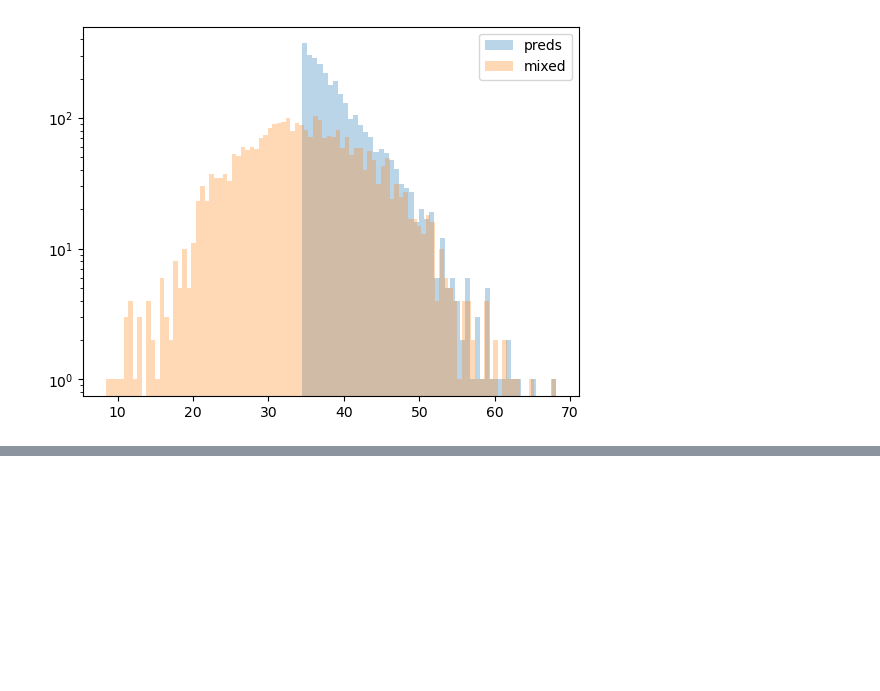
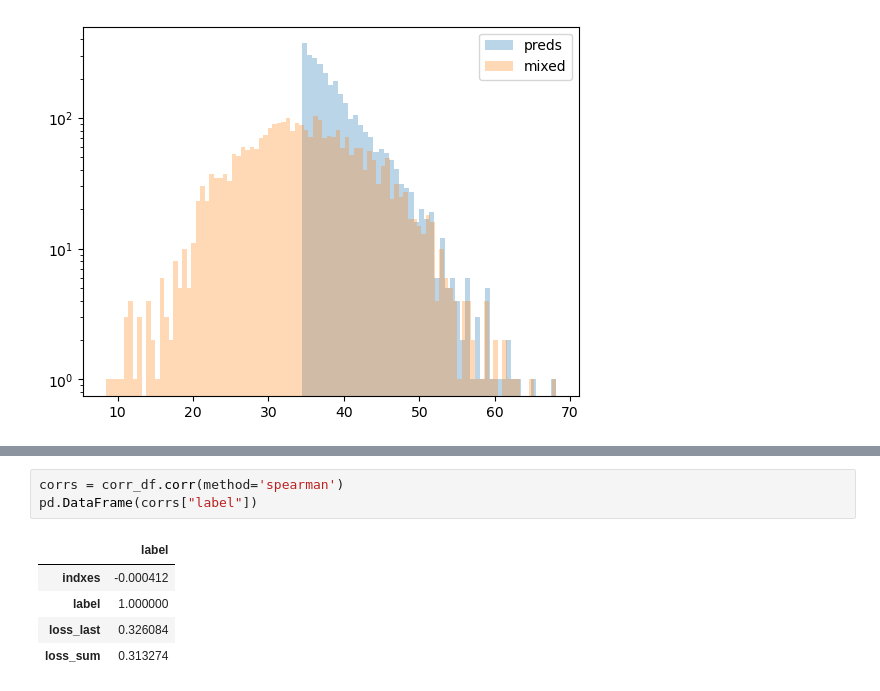
Before and after one commit to shallex/Team12_ML24, a Jupyter notebook: ssl-ae/loss_filter/comparing.ipynb, the cells around one changed output, grey strips where cells are left out. Cells and saved outputs as stored; diff of their text form; blank space fills up the shorter version.

```diff
--- a/ssl-ae/loss_filter/comparing.ipynb
+++ b/ssl-ae/loss_filter/comparing.ipynb
@@ -360,0 +421,9 @@ plt.show()
+# %%
+corrs = corr_df.corr(method='spearman')
+pd.DataFrame(corrs["label"])
+# %% [output]
+|  | label |
+| indxes | -0.000412 |
+| label | 1.000000 |
+| loss_last | 0.326084 |
+| loss_sum | 0.313274 |
```
Also changed, not shown: parts of 8 cells of this notebook, 1 other file.
